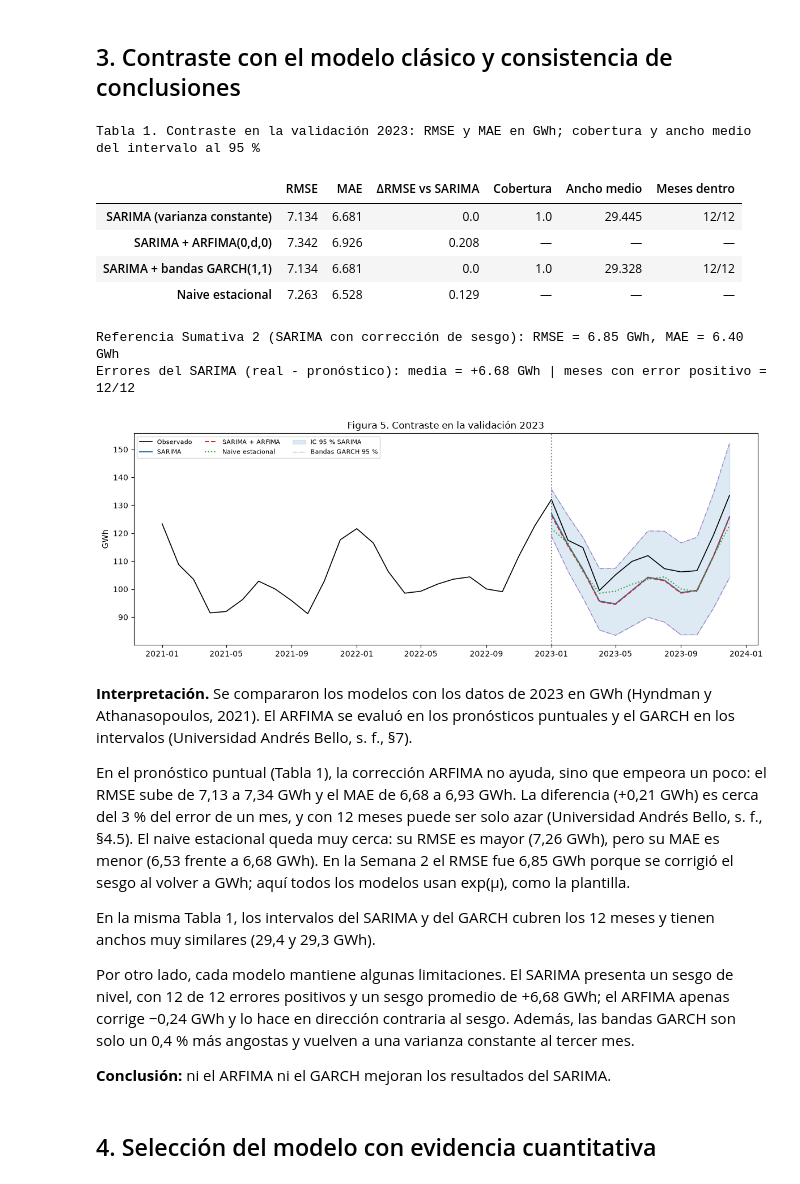
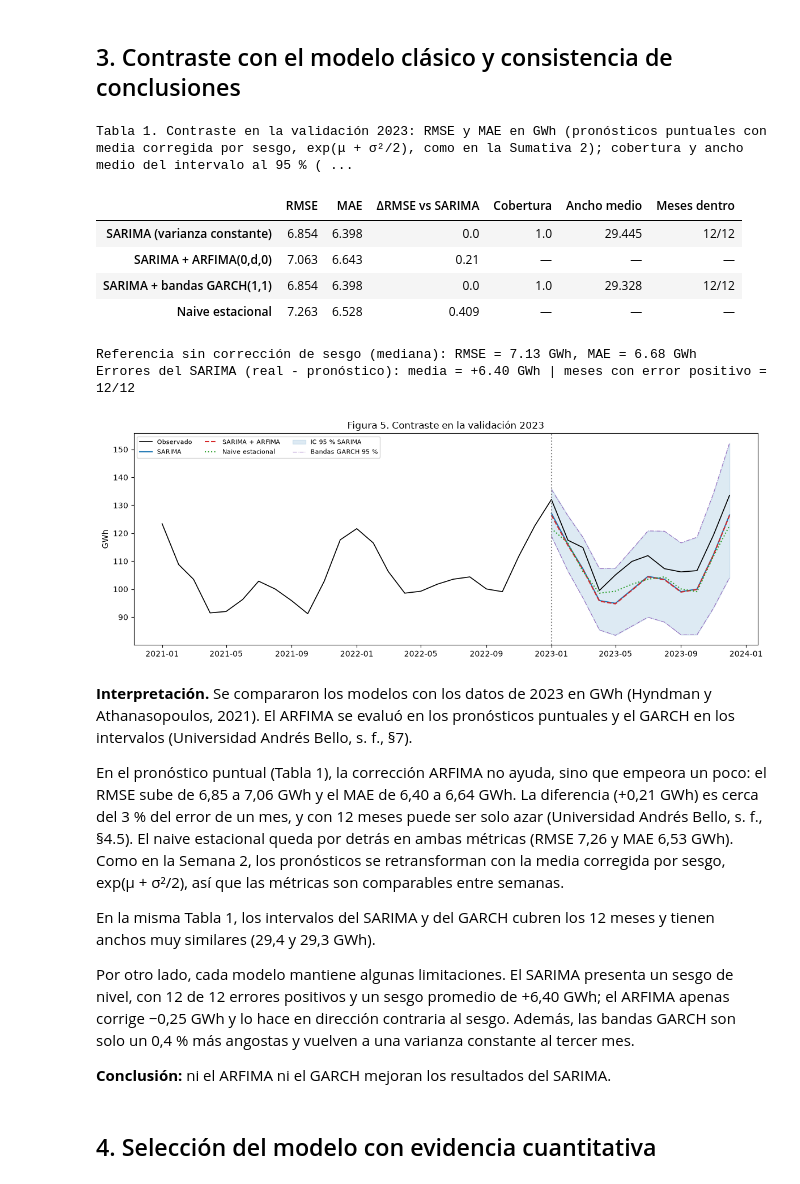
Before and after one commit to robertomoncada-blip/Magister_ciencia_datos, a Jupyter notebook: MCDI505/notebooks/mcdi505_s3rmoncada.ipynb, the cells around one changed output. Saved outputs shown, nothing was run; the diff lists cells and outputs as text; code cells hidden in the pictures.

```diff
--- a/MCDI505/notebooks/mcdi505_s3rmoncada.ipynb
+++ b/MCDI505/notebooks/mcdi505_s3rmoncada.ipynb
@@ -240,8 +240,8 @@ ax.legend(fontsize=8); plt.tight_layout(); plt.show()
 # (d) Pronóstico con corrección ARFIMA(0,d,0)
 corr_arfima = correccion_arfima(residuos, d_res, H)
 media_log_arfima = media_log + corr_arfima
-pron_sarima = np.exp(media_log)
-pron_arfima = np.exp(media_log_arfima)
+pron_sarima = np.exp(media_log + sd_log ** 2 / 2)          # media corregida por sesgo, como en la Sumativa 2
+pron_arfima = np.exp(media_log_arfima + sd_log ** 2 / 2)   # misma corrección para el SARIMA + ARFIMA
 print("\nCorrección ARFIMA en log (h = 1..12):", np.round(corr_arfima, 4))
 print(f"Efecto medio sobre el pronóstico: {np.mean(pron_arfima - pron_sarima):+.2f} GWh")
 # %% [output]
@@ -336,54 +336,55 @@ Por otro lado, el consumo mensual del segmento comercial sigue principalmente pa
 tabla_contraste = pd.DataFrame({
     "SARIMA (varianza constante)": metricas(y_val, pron_sarima) | cobertura_y_ancho(y_val, inf_sarima, sup_sarima),
     "SARIMA + ARFIMA(0,d,0)": metricas(y_val, pron_arfima),
     "SARIMA + bandas GARCH(1,1)": metricas(y_val, pron_sarima) | cobertura_y_ancho(y_val, inf_garch, sup_garch),
     "Naive estacional": metricas(y_val, naive),
 }).T
 tabla_contraste["ΔRMSE vs SARIMA"] = tabla_contraste["RMSE"] - tabla_contraste.loc["SARIMA (varianza constante)", "RMSE"]
 tabla_contraste["Meses dentro"] = [f"{round(v * H)}/{H}" if pd.notna(v) else None for v in tabla_contraste["Cobertura"]]
 tabla_contraste = tabla_contraste[["RMSE", "MAE", "ΔRMSE vs SARIMA", "Cobertura", "Ancho medio", "Meses dentro"]]
-print("Tabla 1. Contraste en la validación 2023: RMSE y MAE en GWh; cobertura y ancho medio del intervalo al 95 %")
+print("Tabla 1. Contraste en la validación 2023: RMSE y MAE en GWh (pronósticos puntuales con media corregida por sesgo, "
+      "exp(μ + σ²/2), como en la Sumativa 2); cobertura y ancho medio del intervalo al 95 % (sin corrección)")
 display(tabla_contraste.round(3).astype(object).where(tabla_contraste.notna(), "—"))
 
-# Conciliación con la Sumativa 2: allí se volvió a GWh con corrección de sesgo exp(μ + σ²/2)
-pron_sarima_sesgo = np.exp(media_log + sd_log ** 2 / 2)
-print(f"Referencia Sumativa 2 (SARIMA con corrección de sesgo): RMSE = {metricas(y_val, pron_sarima_sesgo)['RMSE']:.2f} GWh, "
-      f"MAE = {metricas(y_val, pron_sarima_sesgo)['MAE']:.2f} GWh")
+# Referencia: sin corrección de sesgo, exp(μ) es la mediana (como en la plantilla)
+pron_sarima_mediana = np.exp(media_log)
+print(f"Referencia sin corrección de sesgo (mediana): RMSE = {metricas(y_val, pron_sarima_mediana)['RMSE']:.2f} GWh, "
+      f"MAE = {metricas(y_val, pron_sarima_mediana)['MAE']:.2f} GWh")
 
 # Sesgo: ¿los errores tienen signo sistemático?
 error_sarima = y_val.to_numpy() - pron_sarima.to_numpy()
 print(f"Errores del SARIMA (real - pronóstico): media = {error_sarima.mean():+.2f} GWh | "
       f"meses con error positivo = {(error_sarima > 0).sum()}/{H}")
 
 fig, ax = plt.subplots(figsize=(12, 4.5))
 ax.plot(y["2021-01":"2023-12"].index, y["2021-01":"2023-12"], color="black", lw=1.2, label="Observado")
 ax.plot(y_val.index, pron_sarima, color="tab:blue", label="SARIMA")
 ax.plot(y_val.index, pron_arfima, color="tab:red", ls="--", label="SARIMA + ARFIMA")
 ax.plot(y_val.index, naive, color="tab:green", ls=":", label="Naive estacional")
 ax.fill_between(y_val.index, inf_sarima, sup_sarima, color="tab:blue", alpha=0.15, label="IC 95 % SARIMA")
 ax.plot(y_val.index, inf_garch, color="tab:purple", lw=0.8, ls="-.", label="Bandas GARCH 95 %")
 ax.plot(y_val.index, sup_garch, color="tab:purple", lw=0.8, ls="-.")
 ax.axvline(pd.Timestamp("2023-01-01"), color="grey", ls=":")
 ax.set_ylabel("GWh"); ax.set_title("Figura 5. Contraste en la validación 2023")
 ax.legend(ncol=3, fontsize=8); plt.tight_layout(); plt.show()
 # %% [output]
-Tabla 1. Contraste en la validación 2023: RMSE y MAE en GWh; cobertura y ancho medio del intervalo al 95 %
+Tabla 1. Contraste en la validación 2023: RMSE y MAE en GWh (pronósticos puntuales con media corregida por sesgo, exp(μ + σ²/2), como en la Sumativa 2); cobertura y ancho medio del intervalo al 95 % ( ...
 |  | RMSE | MAE | ΔRMSE vs SARIMA | Cobertura | Ancho medio | Meses dentro |
-| SARIMA (varianza constante) | 7.134 | 6.681 | 0.0 | 1.0 | 29.445 | 12/12 |
-| SARIMA + ARFIMA(0,d,0) | 7.342 | 6.926 | 0.208 | — | — | — |
-| SARIMA + bandas GARCH(1,1) | 7.134 | 6.681 | 0.0 | 1.0 | 29.328 | 12/12 |
-| Naive estacional | 7.263 | 6.528 | 0.129 | — | — | — |
+| SARIMA (varianza constante) | 6.854 | 6.398 | 0.0 | 1.0 | 29.445 | 12/12 |
+| SARIMA + ARFIMA(0,d,0) | 7.063 | 6.643 | 0.21 | — | — | — |
+| SARIMA + bandas GARCH(1,1) | 6.854 | 6.398 | 0.0 | 1.0 | 29.328 | 12/12 |
+| Naive estacional | 7.263 | 6.528 | 0.409 | — | — | — |
-Referencia Sumativa 2 (SARIMA con corrección de sesgo): RMSE = 6.85 GWh, MAE = 6.40 GWh
-Errores del SARIMA (real - pronóstico): media = +6.68 GWh | meses con error positivo = 12/12
+Referencia sin corrección de sesgo (mediana): RMSE = 7.13 GWh, MAE = 6.68 GWh
+Errores del SARIMA (real - pronóstico): media = +6.40 GWh | meses con error positivo = 12/12
 [figure]
 # %% [markdown]
 **Interpretación.** Se compararon los modelos con los datos de 2023 en GWh (Hyndman y Athanasopoulos, 2021). El ARFIMA se evaluó en los pronósticos puntuales y el GARCH en los intervalos (Universidad Andrés Bello, s. f., §7).
 
-En el pronóstico puntual (Tabla 1), la corrección ARFIMA no ayuda, sino que empeora un poco: el RMSE sube de 7,13 a 7,34 GWh y el MAE de 6,68 a 6,93 GWh. La diferencia (+0,21 GWh) es cerca del 3 % del error de un mes, y con 12 meses puede ser solo azar (Universidad Andrés Bello, s. f., §4.5). El naive estacional queda muy cerca: su RMSE es mayor (7,26 GWh), pero su MAE es menor (6,53 frente a 6,68 GWh). En la Semana 2 el RMSE fue 6,85 GWh porque se corrigió el sesgo al volver a GWh; aquí todos los modelos usan exp(μ), como la plantilla.
+En el pronóstico puntual (Tabla 1), la corrección ARFIMA no ayuda, sino que empeora un poco: el RMSE sube de 6,85 a 7,06 GWh y el MAE de 6,40 a 6,64 GWh. La diferencia (+0,21 GWh) es cerca del 3 % del error de un mes, y con 12 meses puede ser solo azar (Universidad Andrés Bello, s. f., §4.5). El naive estacional queda por detrás en ambas métricas (RMSE 7,26 y MAE 6,53 GWh). Como en la Semana 2, los pronósticos se retransforman con la media corregida por sesgo, exp(μ + σ²/2), así que las métricas son comparables entre semanas.
 
 En la misma Tabla 1, los intervalos del SARIMA y del GARCH cubren los 12 meses y tienen anchos muy similares (29,4 y 29,3 GWh).
 
-Por otro lado, cada modelo mantiene algunas limitaciones. El SARIMA presenta un sesgo de nivel, con 12 de 12 errores positivos y un sesgo promedio de +6,68 GWh; el ARFIMA apenas corrige −0,24 GWh y lo hace en dirección contraria al sesgo. Además, las bandas GARCH son solo un 0,4 % más angostas y vuelven a una varianza constante al tercer mes.
+Por otro lado, cada modelo mantiene algunas limitaciones. El SARIMA presenta un sesgo de nivel, con 12 de 12 errores positivos y un sesgo promedio de +6,40 GWh; el ARFIMA apenas corrige −0,25 GWh y lo hace en dirección contraria al sesgo. Además, las bandas GARCH son solo un 0,4 % más angostas y vuelven a una varianza constante al tercer mes.
 
 **Conclusión:** ni el ARFIMA ni el GARCH mejoran los resultados del SARIMA.
 # %% [markdown]
```
Also changed, not shown: parts of 6 cells of this notebook, 2 other files.
